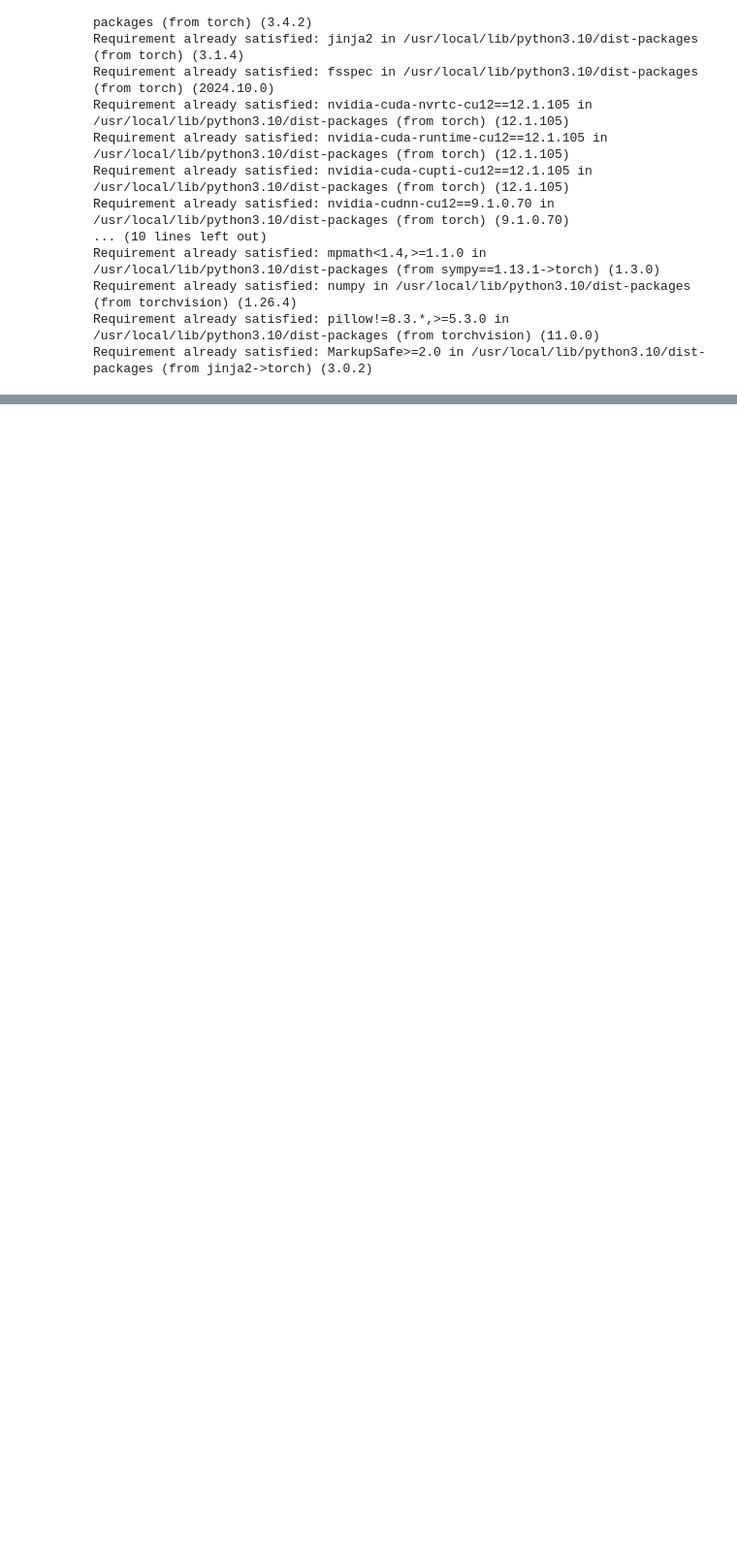
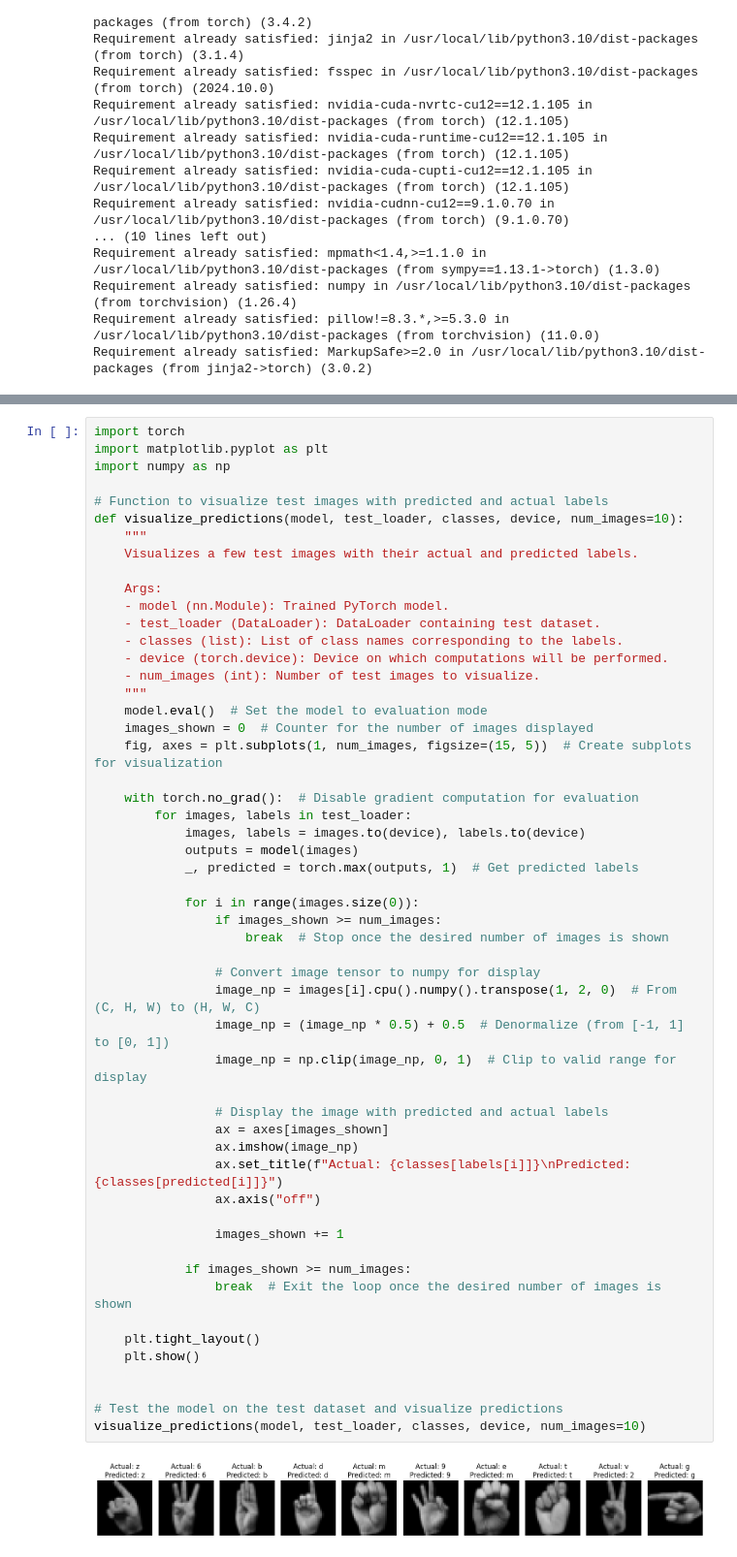
Before and after one commit to bryanmax9/SignLangClassifier, a Jupyter notebook: SignLanguageClassificationProject.ipynb, the cells around one changed output, grey strips where cells are left out. Shown at 97% size. Saved outputs shown, nothing was run; the diff lists cells and outputs as text; blank space fills up the shorter version.

```diff
--- a/SignLanguageClassificationProject.ipynb
+++ b/SignLanguageClassificationProject.ipynb
@@ -230,0 +1086,55 @@ torch.Size([1, 3, 224, 224])
+# %%
+import torch
+import matplotlib.pyplot as plt
+import numpy as np
+
+# Function to visualize test images with predicted and actual labels
+def visualize_predictions(model, test_loader, classes, device, num_images=10):
+    """
+    Visualizes a few test images with their actual and predicted labels.
+
+    Args:
+    - model (nn.Module): Trained PyTorch model.
+    - test_loader (DataLoader): DataLoader containing test dataset.
+    - classes (list): List of class names corresponding to the labels.
+    - device (torch.device): Device on which computations will be performed.
+    - num_images (int): Number of test images to visualize.
+    """
+    model.eval()  # Set the model to evaluation mode
+    images_shown = 0  # Counter for the number of images displayed
+    fig, axes = plt.subplots(1, num_images, figsize=(15, 5))  # Create subplots for visualization
+
+    with torch.no_grad():  # Disable gradient computation for evaluation
+        for images, labels in test_loader:
+            images, labels = images.to(device), labels.to(device)
+            outputs = model(images)
+            _, predicted = torch.max(outputs, 1)  # Get predicted labels
+
+            for i in range(images.size(0)):
+                if images_shown >= num_images:
+                    break  # Stop once the desired number of images is shown
+
+                # Convert image tensor to numpy for display
+                image_np = images[i].cpu().numpy().transpose(1, 2, 0)  # From (C, H, W) to (H, W, C)
+                image_np = (image_np * 0.5) + 0.5  # Denormalize (from [-1, 1] to [0, 1])
+                image_np = np.clip(image_np, 0, 1)  # Clip to valid range for display
+
+                # Display the image with predicted and actual labels
+                ax = axes[images_shown]
+                ax.imshow(image_np)
+                ax.set_title(f"Actual: {classes[labels[i]]}\nPredicted: {classes[predicted[i]]}")
+                ax.axis("off")
+
+                images_shown += 1
+
+            if images_shown >= num_images:
+                break  # Exit the loop once the desired number of images is shown
+
+    plt.tight_layout()
+    plt.show()
+
+
+# Test the model on the test dataset and visualize predictions
+visualize_predictions(model, test_loader, classes, device, num_images=10)
+# %% [output]
+[figure, added]
```
Also changed, not shown: parts of 87 cells of this notebook.
